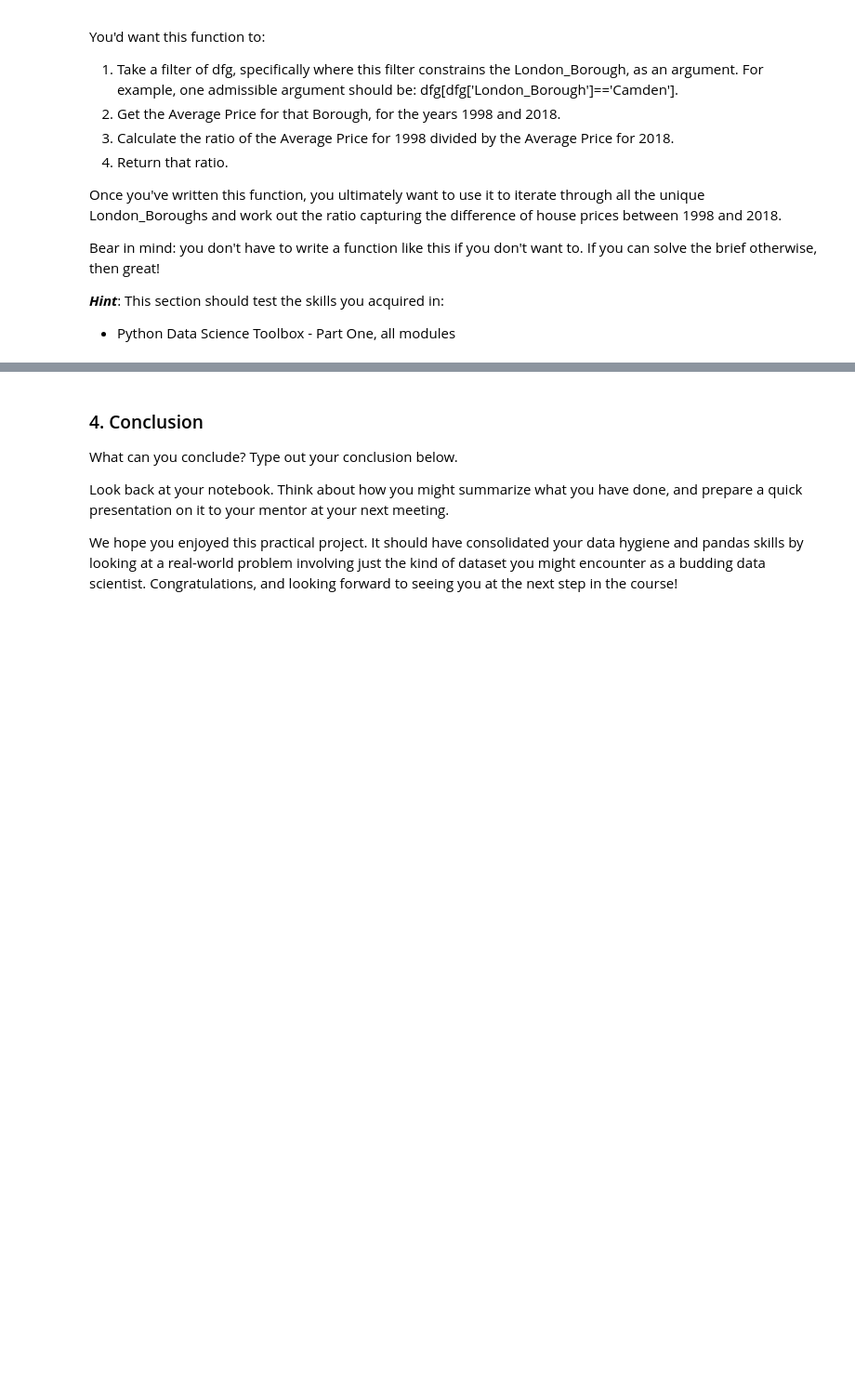
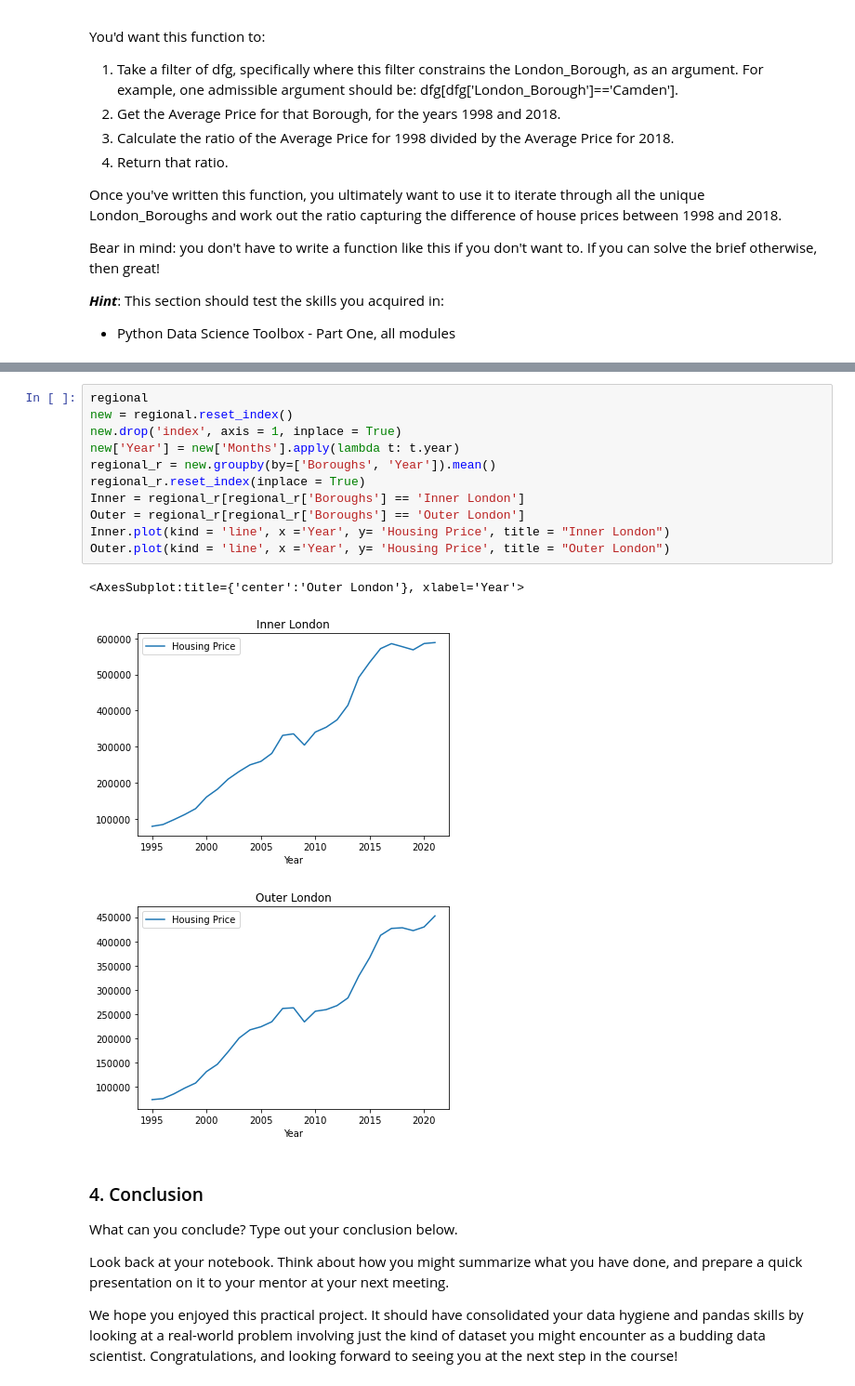
Before and after one commit to SangHyuNBack/Springboard, a Jupyter notebook: Unit 4 Challenge - Tier 3.ipynb, the cells around one changed output, grey strips where cells are left out. Shown at 93% size. Drawn from its saved outputs; the diff is of its cells as text; blank space fills up the shorter version.

```diff
--- a/Unit 4 Challenge - Tier 3.ipynb
+++ b/Unit 4 Challenge - Tier 3.ipynb
@@ -303,3 +321,18 @@ ax.set_xticklabels(top15.Borough)
+# %%
+regional
+new = regional.reset_index()
+new.drop('index', axis = 1, inplace = True)
+new['Year'] = new['Months'].apply(lambda t: t.year)
+regional_r = new.groupby(by=['Boroughs', 'Year']).mean()
+regional_r.reset_index(inplace = True)
+Inner = regional_r[regional_r['Boroughs'] == 'Inner London']
+Outer = regional_r[regional_r['Boroughs'] == 'Outer London']
+Inner.plot(kind = 'line', x ='Year', y= 'Housing Price', title = "Inner London")
+Outer.plot(kind = 'line', x ='Year', y= 'Housing Price', title = "Outer London")
+# %% [output]
+<AxesSubplot:title={'center':'Outer London'}, xlabel='Year'>
+[figure, added]
+[figure, added]
 # %% [markdown]
 ### 4. Conclusion
 What can you conclude? Type out your conclusion below.
```
Also changed, not shown: parts of 6 cells of this notebook, 1 other file.
